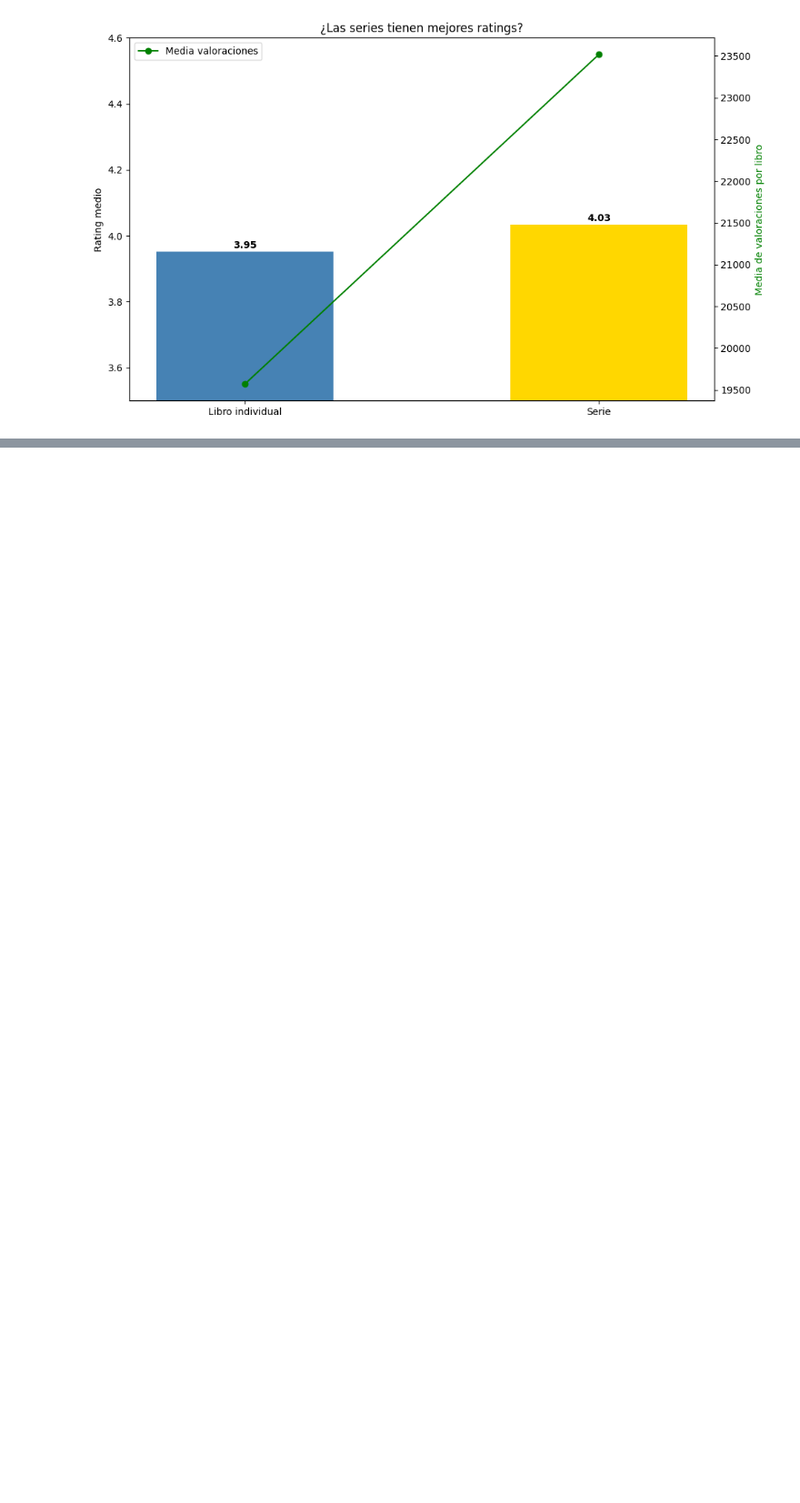
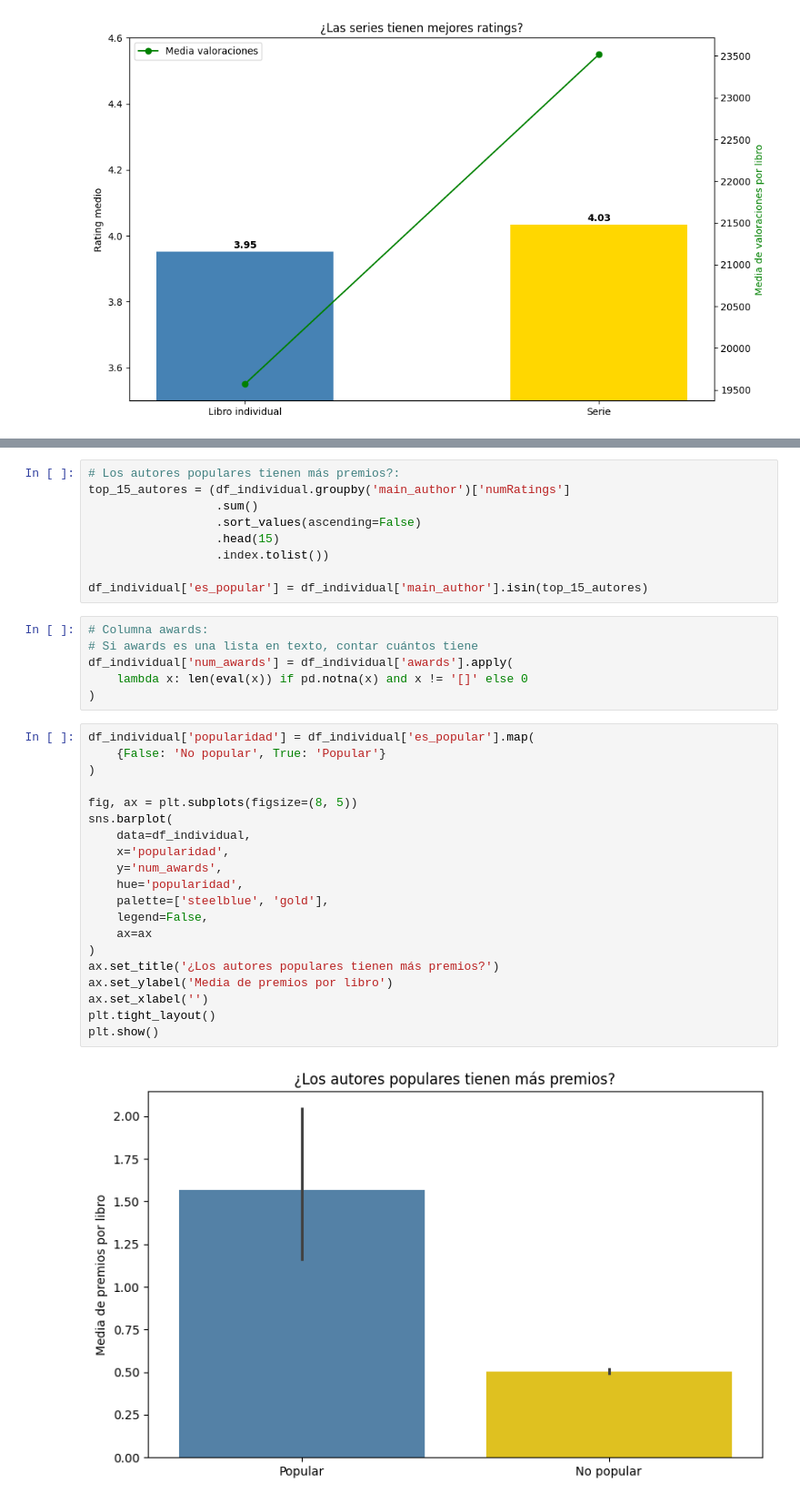
Before and after one commit to fgoiri/EDA-GoodReads-Books, a Jupyter notebook: Código/EDA_Books.ipynb, the cells around one changed output, grey strips where cells are left out. Shown at 91% size. Cells and saved outputs as stored; diff of their text form; blank space fills up the shorter version.

```diff
--- a/Código/EDA_Books.ipynb
+++ b/Código/EDA_Books.ipynb
@@ -782,0 +809,37 @@ plt.show()
+# %%
+# Los autores populares tienen más premios?:
+top_15_autores = (df_individual.groupby('main_author')['numRatings']
+                  .sum()
+                  .sort_values(ascending=False)
+                  .head(15)
+                  .index.tolist())
+
+df_individual['es_popular'] = df_individual['main_author'].isin(top_15_autores)
+# %%
+# Columna awards:
+# Si awards es una lista en texto, contar cuántos tiene
+df_individual['num_awards'] = df_individual['awards'].apply(
+    lambda x: len(eval(x)) if pd.notna(x) and x != '[]' else 0
+)
+# %%
+df_individual['popularidad'] = df_individual['es_popular'].map(
+    {False: 'No popular', True: 'Popular'}
+)
+
+fig, ax = plt.subplots(figsize=(8, 5))
+sns.barplot(
+    data=df_individual,
+    x='popularidad',
+    y='num_awards',
+    hue='popularidad',
+    palette=['steelblue', 'gold'],
+    legend=False,
+    ax=ax
+)
+ax.set_title('¿Los autores populares tienen más premios?')
+ax.set_ylabel('Media de premios por libro')
+ax.set_xlabel('')
+plt.tight_layout()
+plt.show()
+# %% [output]
+[figure, added]
```
Also changed, not shown: parts of 3 cells of this notebook, 3 other files.
